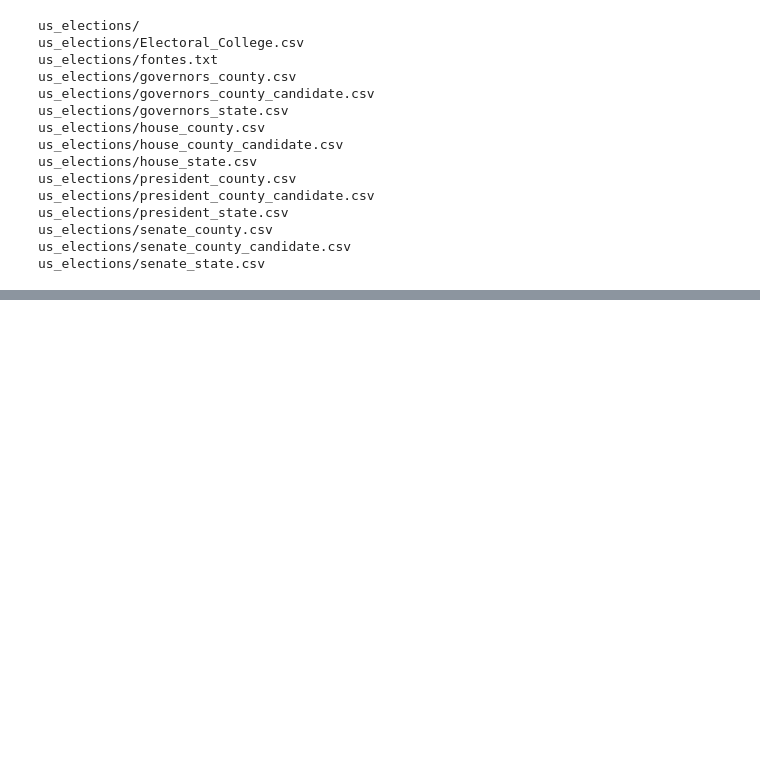
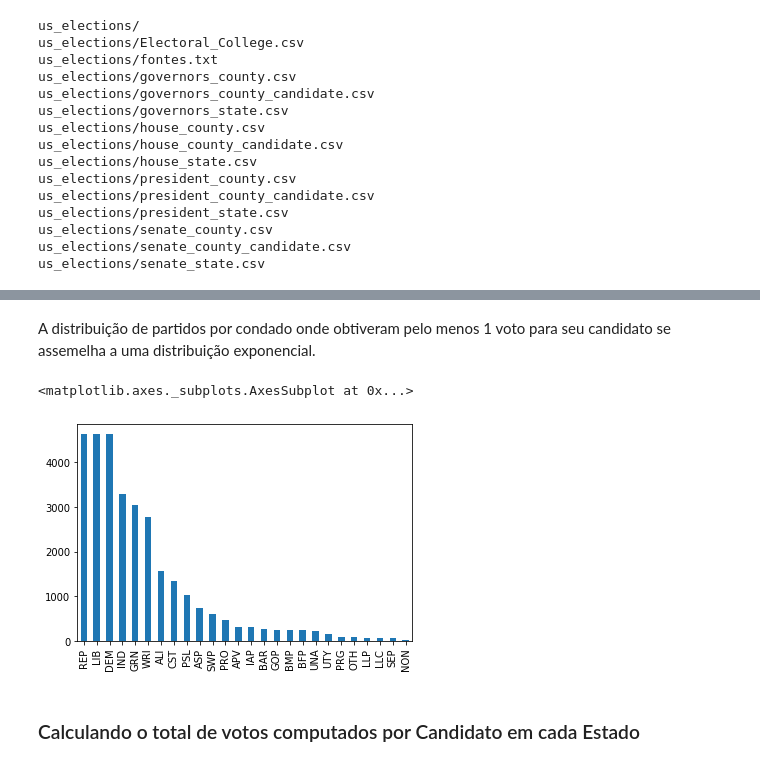
Before and after one commit to bmnds/uea-data-science-03-statistics, a Jupyter notebook: [Estatística04]_Trabalho_Final.ipynb, the cells around one changed output, grey strips where cells are left out. Drawn from its saved outputs; the diff is of its cells as text; code cells hidden in the pictures; blank space fills up the shorter version.

```diff
--- a/[Estatística04]_Trabalho_Final.ipynb
+++ b/[Estatística04]_Trabalho_Final.ipynb
@@ -271,0 +237,9 @@ db_president_state
+# %% [markdown]
+A distribuição de partidos por condado onde obtiveram pelo menos 1 voto para seu candidato se assemelha a uma distribuição exponencial.
+# %%
+db_president_county_candidate.party.value_counts().plot(kind='bar')
+# %% [output]
+<matplotlib.axes._subplots.AxesSubplot at 0x...>
+[figure, added]
+# %% [markdown]
+### Calculando o total de votos computados por Candidato em cada Estado
```
Also changed, not shown: parts of 49 cells of this notebook.
